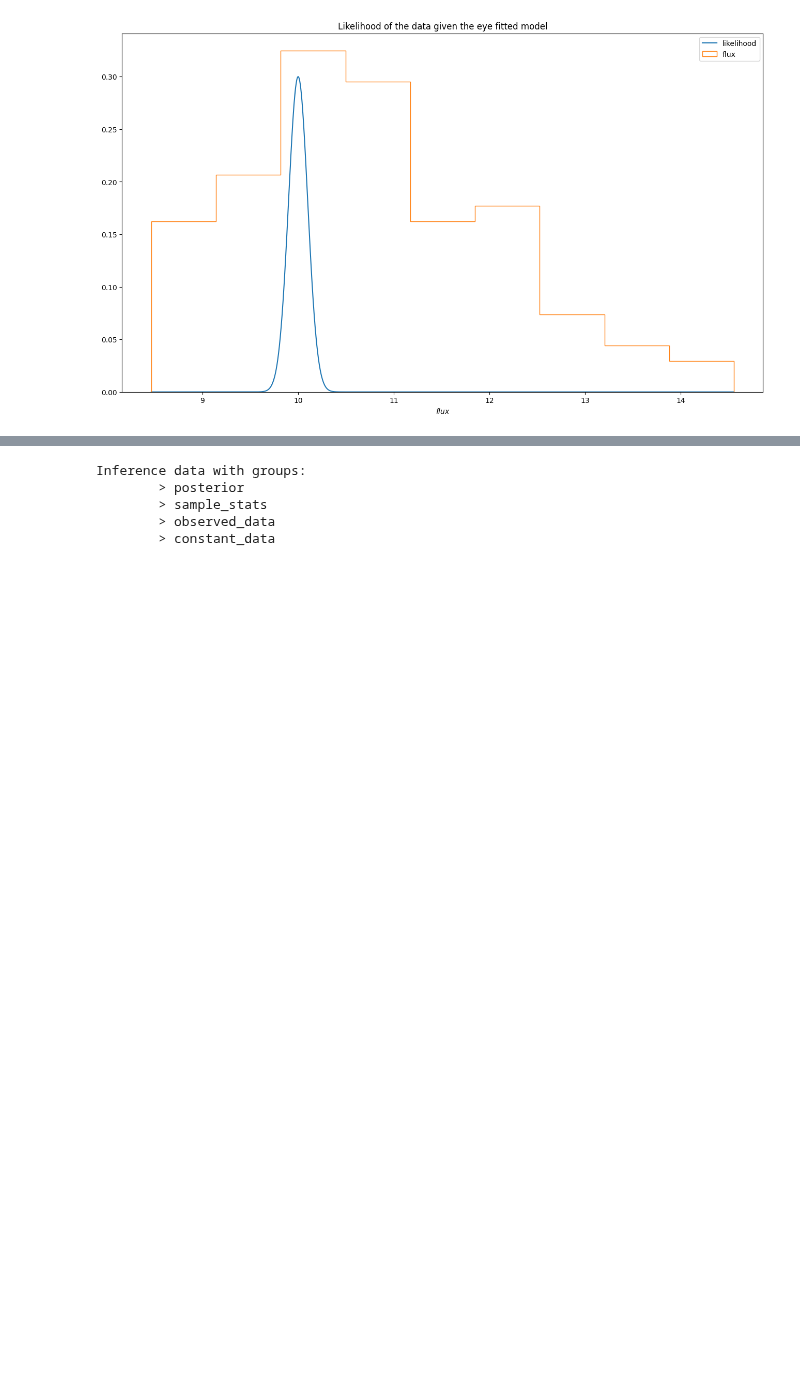
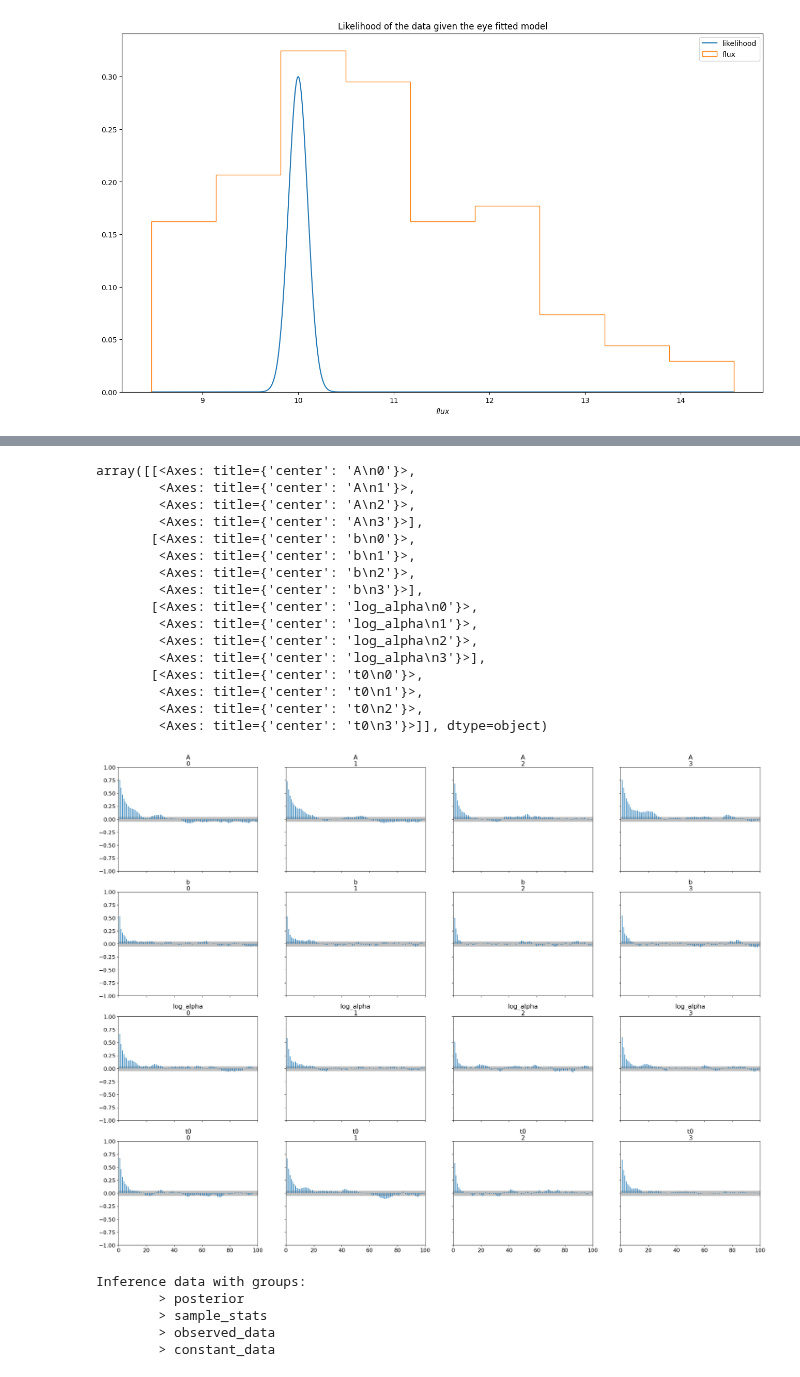
Before and after one commit to F3Solid/astrostatistics_bicocca_2024_exercises, a Jupyter notebook: L11/transient_universe.ipynb, the cells around one changed output, grey strips where cells are left out. Drawn from its saved outputs; the diff is of its cells as text; code cells hidden in the pictures; blank space fills up the shorter version.

```diff
--- a/L11/transient_universe.ipynb
+++ b/L11/transient_universe.ipynb
@@ -168,3 +163,24 @@ array([[<Axes: title={'center': 'A'}>, <Axes: title={'center': 'A'}>],
+# %%
+# Plot of the autocorrelation times
+az.plot_autocorr(trace, combined=False)
+# %% [output]
+array([[<Axes: title={'center': 'A\n0'}>,
+        <Axes: title={'center': 'A\n1'}>,
+        <Axes: title={'center': 'A\n2'}>,
+        <Axes: title={'center': 'A\n3'}>],
+       [<Axes: title={'center': 'b\n0'}>,
+        <Axes: title={'center': 'b\n1'}>,
+        <Axes: title={'center': 'b\n2'}>,
+        <Axes: title={'center': 'b\n3'}>],
+       [<Axes: title={'center': 'log_alpha\n0'}>,
+        <Axes: title={'center': 'log_alpha\n1'}>,
+        <Axes: title={'center': 'log_alpha\n2'}>,
+        <Axes: title={'center': 'log_alpha\n3'}>],
+       [<Axes: title={'center': 't0\n0'}>,
+        <Axes: title={'center': 't0\n1'}>,
+        <Axes: title={'center': 't0\n2'}>,
+        <Axes: title={'center': 't0\n3'}>]], dtype=object)
+[figure, added]
 # %%
 # Explore the result
 trace
```
Also changed, not shown: parts of 7 cells of this notebook.
